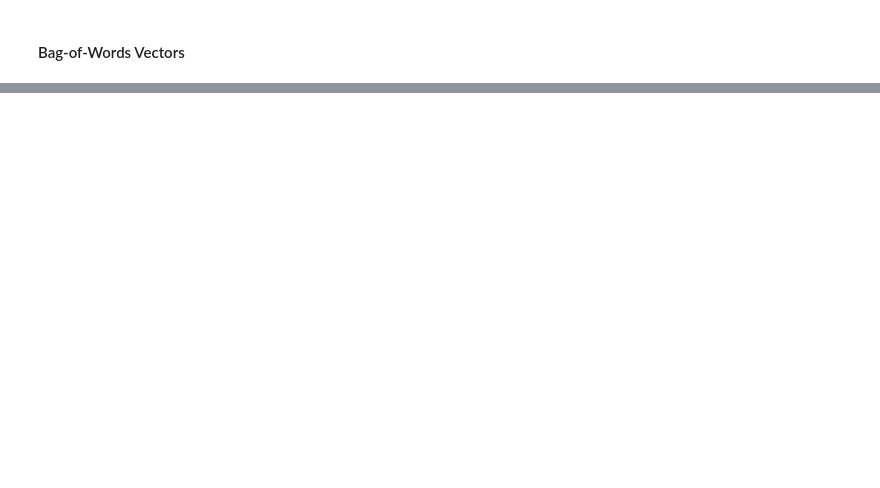
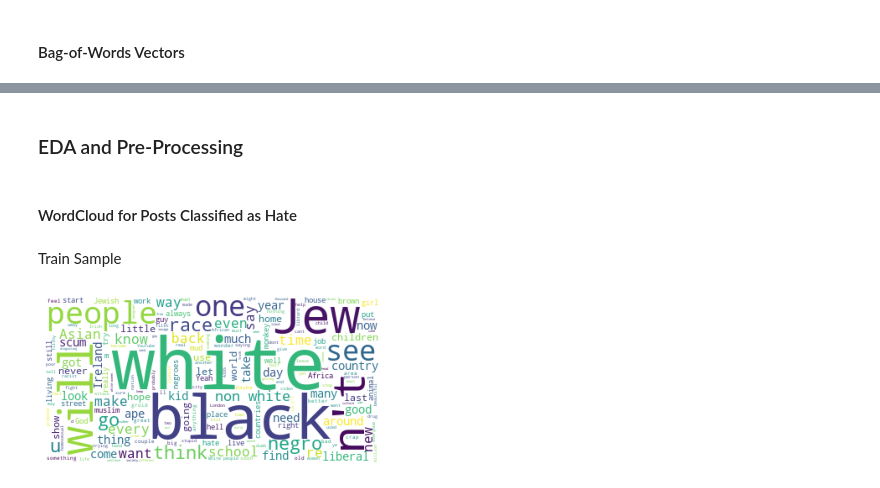
Before and after one commit to dmegkos/MSc-Dissertation-DS-2022, a Jupyter notebook: Thesis_Project.ipynb, the cells around one changed output, grey strips where cells are left out. Drawn from its saved outputs; the diff is of its cells as text; code cells hidden in the pictures; blank space fills up the shorter version.

```diff
--- a/Thesis_Project.ipynb
+++ b/Thesis_Project.ipynb
@@ -216,0 +241,25 @@ plt.show()
+# %% [markdown]
+### EDA and Pre-Processing
+# %%
+# Keep sentences classified only as noHate and hate - Train Sample
+cleanPosts_tr = annot_tr[(annot_tr['label'] != 'relation') & (annot_tr['label'] != 'idk/skip')]
+# Reset index
+cleanPosts_tr = cleanPosts_tr.reset_index(drop=True)
+
+# Keep sentences classified only as noHate and hate - Test Sample
+cleanPosts_ts = annot_ts[(annot_ts['label'] != 'relation') & (annot_ts['label'] != 'idk/skip')]
+# Reset index
+cleanPosts_ts = cleanPosts_ts.reset_index(drop=True)
+# %% [markdown]
+#### WordCloud for Posts Classified as Hate
+# %% [markdown]
+Train Sample
+# %%
+# WordCloud for posts classified as hate - Train Sample
+wc_hate_tr = WordCloud(stopwords=STOPWORDS, background_color='white').generate(' '.join(cleanPosts_tr['message'][cleanPosts_tr['label']=='hate']))
+# Generate plot
+plt.imshow(wc_hate_tr)
+plt.axis("off")
+plt.show()
+# %% [output]
+[figure, added]
```
Also changed, not shown: parts of 53 cells of this notebook.
